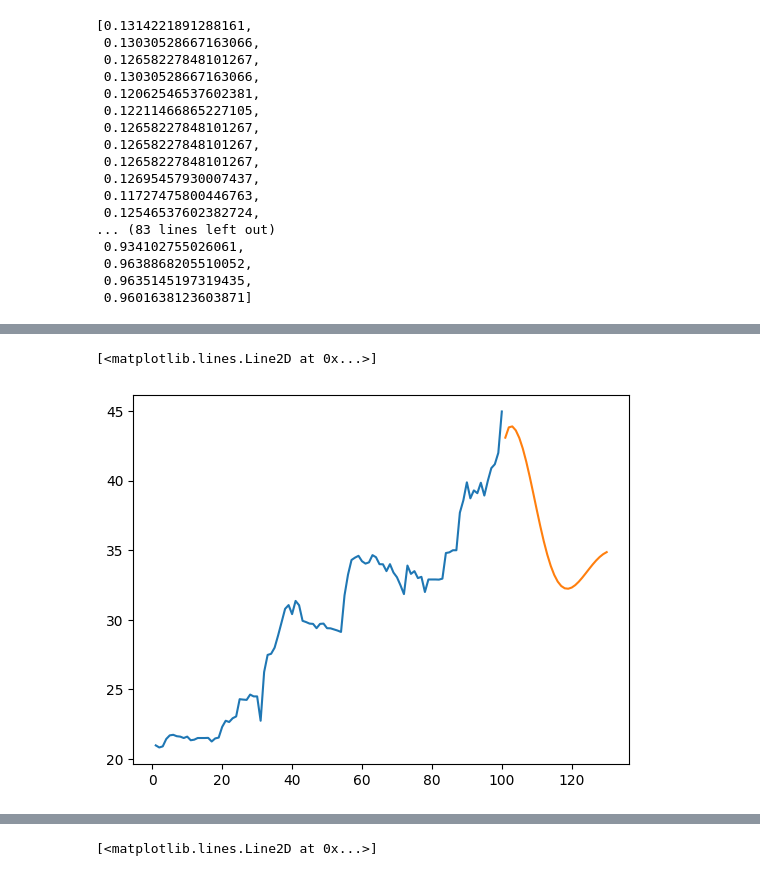
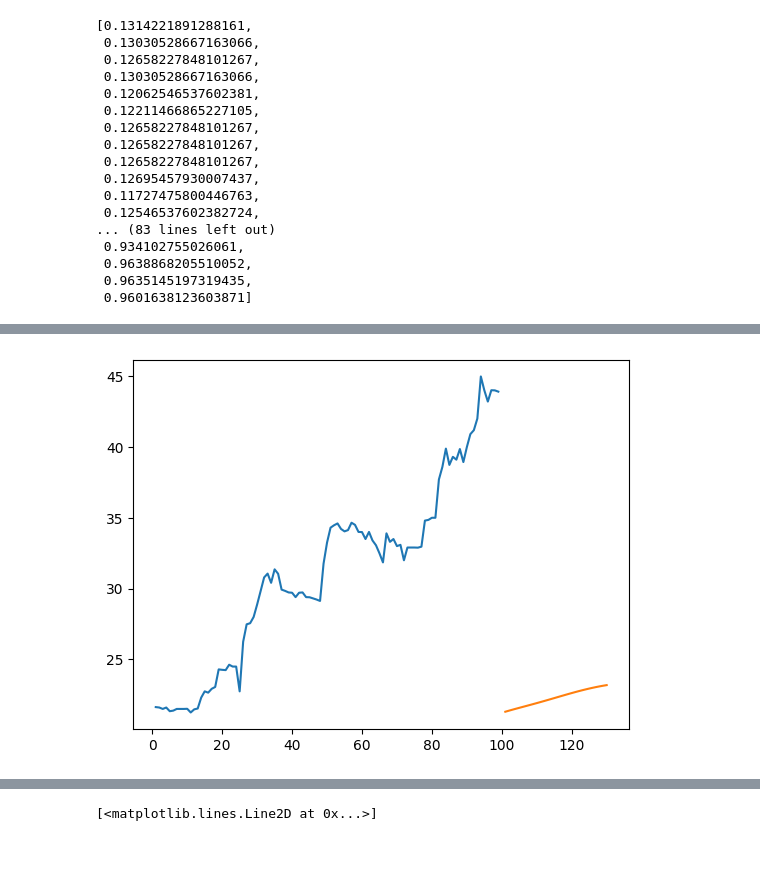
Before and after one commit to FirasKahlaoui/tunisia-stock-market, a Jupyter notebook: notebooks/test.ipynb, the cells around one changed output, grey strips where cells are left out. Drawn from its saved outputs; the diff is of its cells as text; code cells hidden in the pictures.

```diff
--- a/notebooks/test.ipynb
+++ b/notebooks/test.ipynb
@@ -263,9 +279,20 @@ len(scaled_data)
-# %%
-plt.plot(day_new,scaler.inverse_transform(scaled_data[423:]))
-plt.plot(day_pred,scaler.inverse_transform(lst_output))
-# %% [output]
-[<matplotlib.lines.Line2D at 0x...>]
-[figure, removed]
+# %%
+# Ensure day_new and scaled_data[423:] have the same length
+day_new = day_new[:len(scaled_data[423:])]
+
+# Ensure day_pred and lst_output have the same length
+day_pred = day_pred[:len(lst_output)]
+
+# Reshape the arrays to 2D before inverse transforming
+scaled_data_reshaped = scaled_data[423:].reshape(-1, 1)
+lst_output_reshaped = np.array(lst_output).reshape(-1, 1)
+
+# Plot the data
+plt.plot(day_new, scaler.inverse_transform(scaled_data_reshaped))
+plt.plot(day_pred, scaler.inverse_transform(lst_output_reshaped))
+plt.show()
+# %% [output]
+[figure, added]
 # %%
 stock_pred=scaled_data.tolist()
 stock_pred.extend(lst_output)
```
Also changed, not shown: parts of 3 cells of this notebook, 1 other file.
